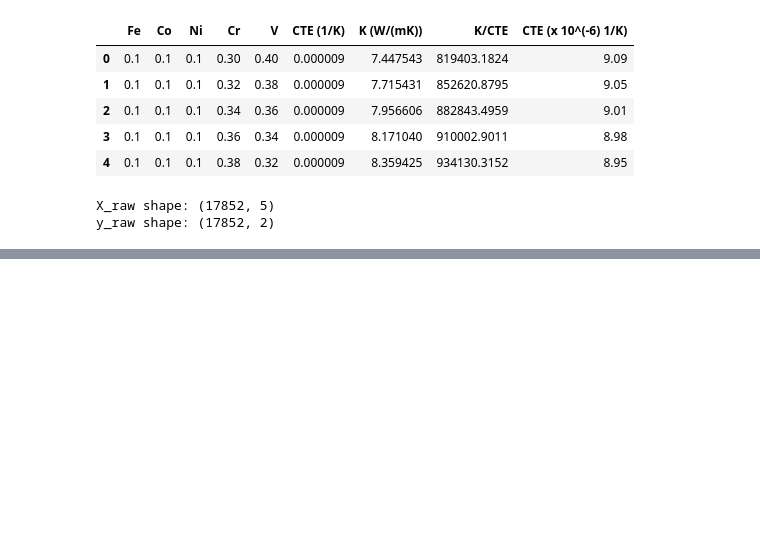
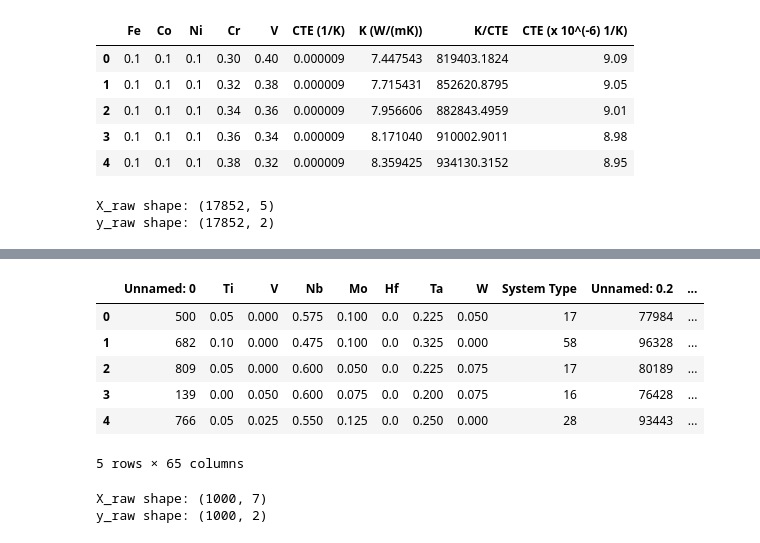
Before and after one commit to Tripp5118/resource-allocation, a Jupyter notebook: ground_truth.ipynb, the cells around one changed output, grey strips where cells are left out. Saved outputs shown, nothing was run; the diff lists cells and outputs as text; code cells hidden in the pictures; blank space fills up the shorter version.

Commit message:
Updated ground truth notebook

```diff
--- a/ground_truth.ipynb
+++ b/ground_truth.ipynb
@@ -157,0 +158,43 @@ Fitting and saving data scalers...
+# %%
+# Path to your Excel training data
+TRAINING_XLSX = "data/1000_refractory_alloy_calphad_modeled_data.xlsx"
+
+# Input columns must match the component labels / order used in DesignSpace
+INPUT_COLS = ["Ti", "V", "Nb", "Mo", "Hf", "Ta", "W"]
+
+# Target columns in your Excel sheet
+TARGET_COLS = [
+    "PROP RT Therm Cond (W/(mK))",
+    "Sconf",
+]
+
+# Where to save the optimized models, scalers, plots, and optimization studies and results
+OUTPUT_DIR = "ground_truth_models/TiVNbMoHfTaW_Max_S_Max_TCond"
+os.makedirs(OUTPUT_DIR, exist_ok=True)
+
+MODELS_PATH = os.path.join(OUTPUT_DIR, "models")
+PLOTS_PATH = os.path.join(OUTPUT_DIR, "plots")
+STUDIES_PATH = os.path.join(OUTPUT_DIR, "studies")
+RESULTS_PATH = OUTPUT_DIR
+# %%
+# If your data is on a specific sheet, pass sheet_name="Sheet1" (or the right name).
+df = pd.read_excel(TRAINING_XLSX)  # , sheet_name="Sheet1"
+df.head()
+# %% [output]
+|  | Unnamed: 0 | Ti | V | Nb | Mo | Hf | Ta | W | System Type | Unnamed: 0.2 | ... |
+| 0 | 500 | 0.05 | 0.000 | 0.575 | 0.100 | 0.0 | 0.225 | 0.050 | 17 | 77984 | ... |
+| 1 | 682 | 0.10 | 0.000 | 0.475 | 0.100 | 0.0 | 0.325 | 0.000 | 58 | 96328 | ... |
+| 2 | 809 | 0.05 | 0.000 | 0.600 | 0.050 | 0.0 | 0.225 | 0.075 | 17 | 80189 | ... |
+| 3 | 139 | 0.00 | 0.050 | 0.600 | 0.075 | 0.0 | 0.200 | 0.075 | 16 | 76428 | ... |
+| 4 | 766 | 0.05 | 0.025 | 0.550 | 0.125 | 0.0 | 0.250 | 0.000 | 28 | 93443 | ... |
+5 rows × 65 columns
+# %%
+# Extract inputs (X) and targets (y)
+X_raw = df[INPUT_COLS]
+y_raw = df[TARGET_COLS]
+
+print("X_raw shape:", X_raw.shape)
+print("y_raw shape:", y_raw.shape)
+# %% [output]
+X_raw shape: (1000, 7)
+y_raw shape: (1000, 2)
```
Also changed, not shown: parts of 4 cells of this notebook.
